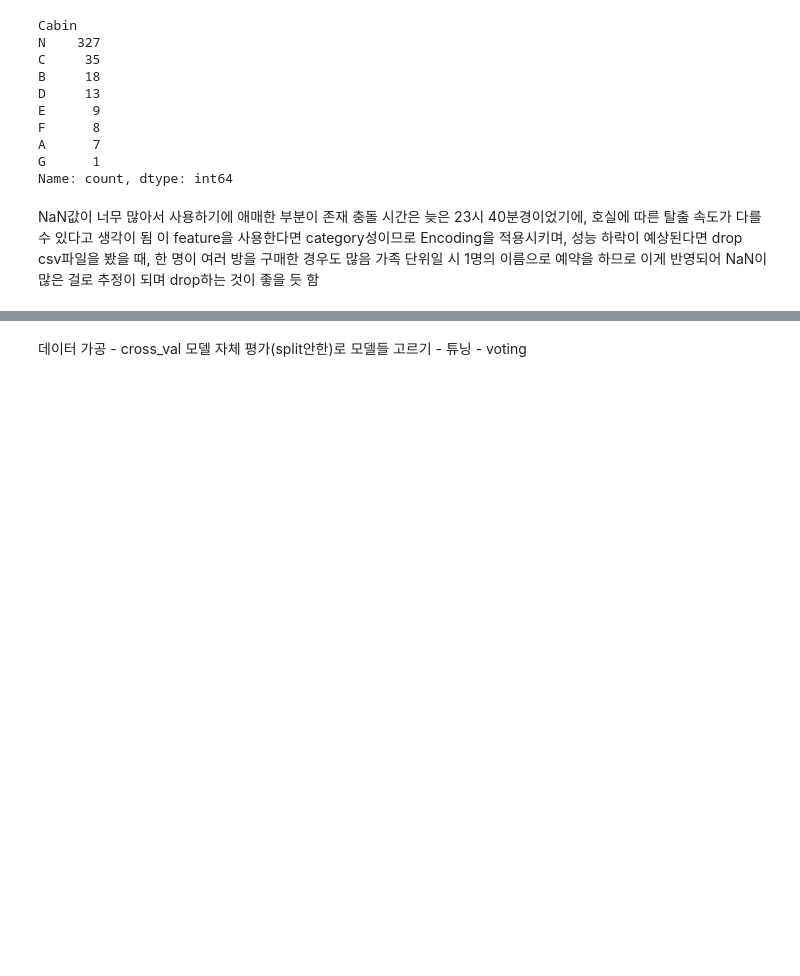
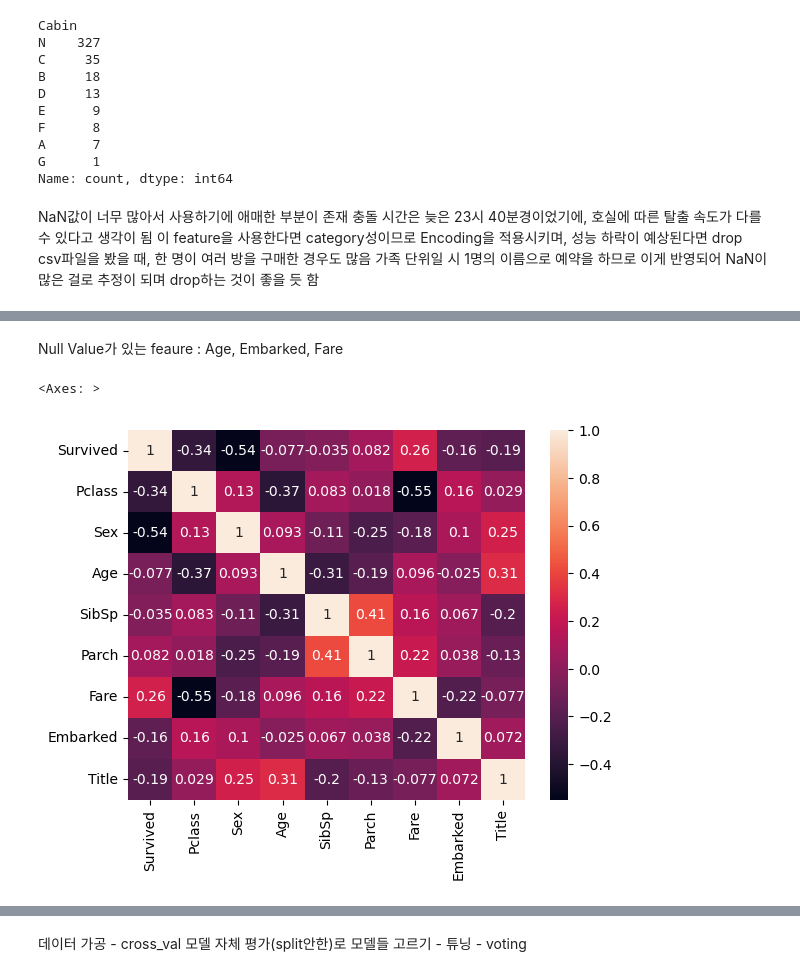
Before and after one commit to JeongHun01/Kaggle, a Jupyter notebook: Titanic/Data_Analysis.ipynb, the cells around one changed output, grey strips where cells are left out. Cells and saved outputs as stored; diff of their text form; code cells hidden in the pictures; blank space fills up the shorter version.

```diff
--- a/Titanic/Data_Analysis.ipynb
+++ b/Titanic/Data_Analysis.ipynb
@@ -758,11 +652,0 @@ def Cabin_Encoding2(df):
-# %%
-import pandas as pd
-import numpy as np
-
-train_df = pd.read_csv("./Data_File/train.csv")
-delete_feature(train_df)
-Age_NaN1(train_df)
-Cabin_NaN2(train_df)
-Sex_Encoding2(train_df)
-
-train_df.describe()
@@ -870,0 +681,34 @@ train_df.describe()
+# %% [markdown]
+Null Value가 있는 feaure : Age, Embarked, Fare
+# %%
+from sklearn.preprocessing import LabelEncoder
+label = LabelEncoder()
+
+for_NaN = train_df.copy(deep = True)
+
+# Label Encoding Name
+Title_list = list()
+for str in train_df['Name']:
+    str1 = str.split(', ')[1]
+    str2 = str1.split('.')[0]
+    Title_list.append(str2)
+
+for_NaN['Title'] = Title_list
+for_NaN.drop('Name', axis = 1, inplace = True)
+Label_title = label.fit_transform(for_NaN['Title'])
+for_NaN['Title'] = Label_title
+
+# Label Encoding Sex
+Label_sex = label.fit_transform(train_df['Sex'])
+for_NaN['Sex'] = Label_sex
+
+# Label Encoding Embarked
+Label_embarked = label.fit_transform(train_df['Embarked'])
+for_NaN['Embarked'] = Label_embarked
+
+# Cheking the correlation
+corr = for_NaN.corr()
+sns.heatmap(corr, annot = True)
+# %% [output]
+<Axes: >
+[figure, added]
```
Also changed, not shown: parts of 81 cells of this notebook.
